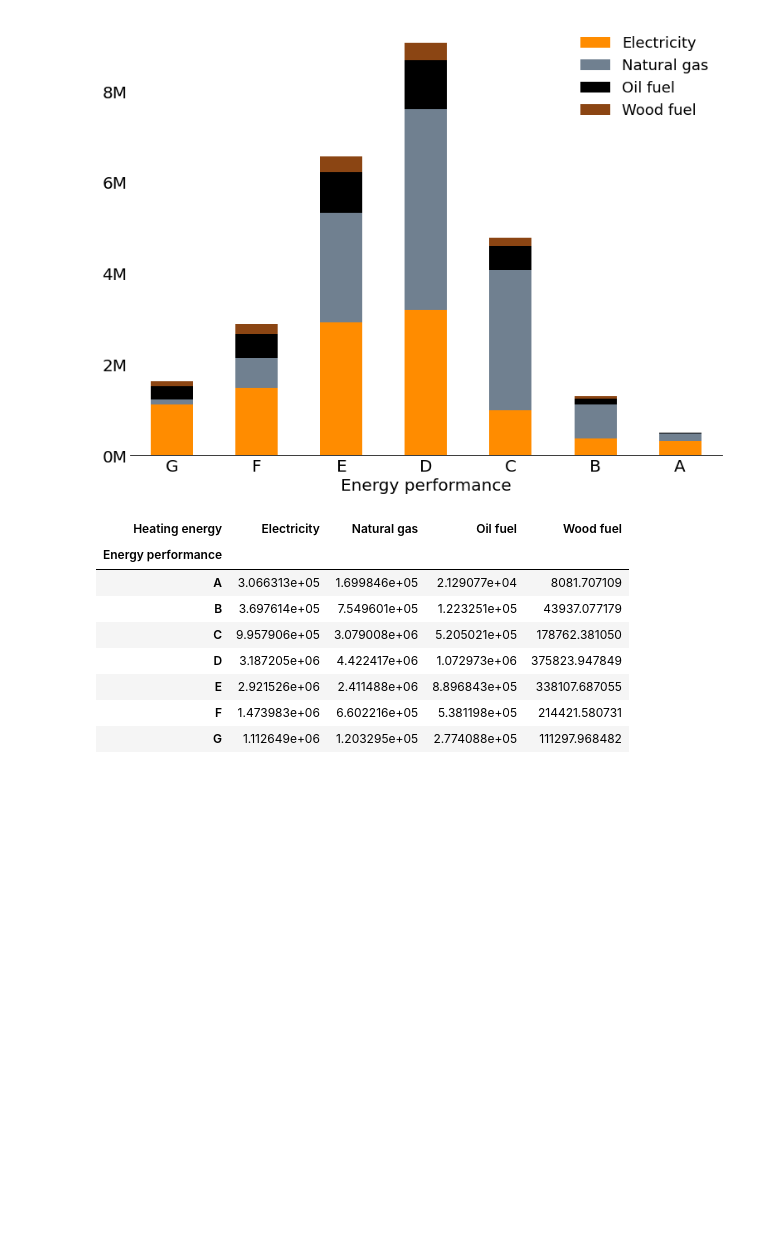
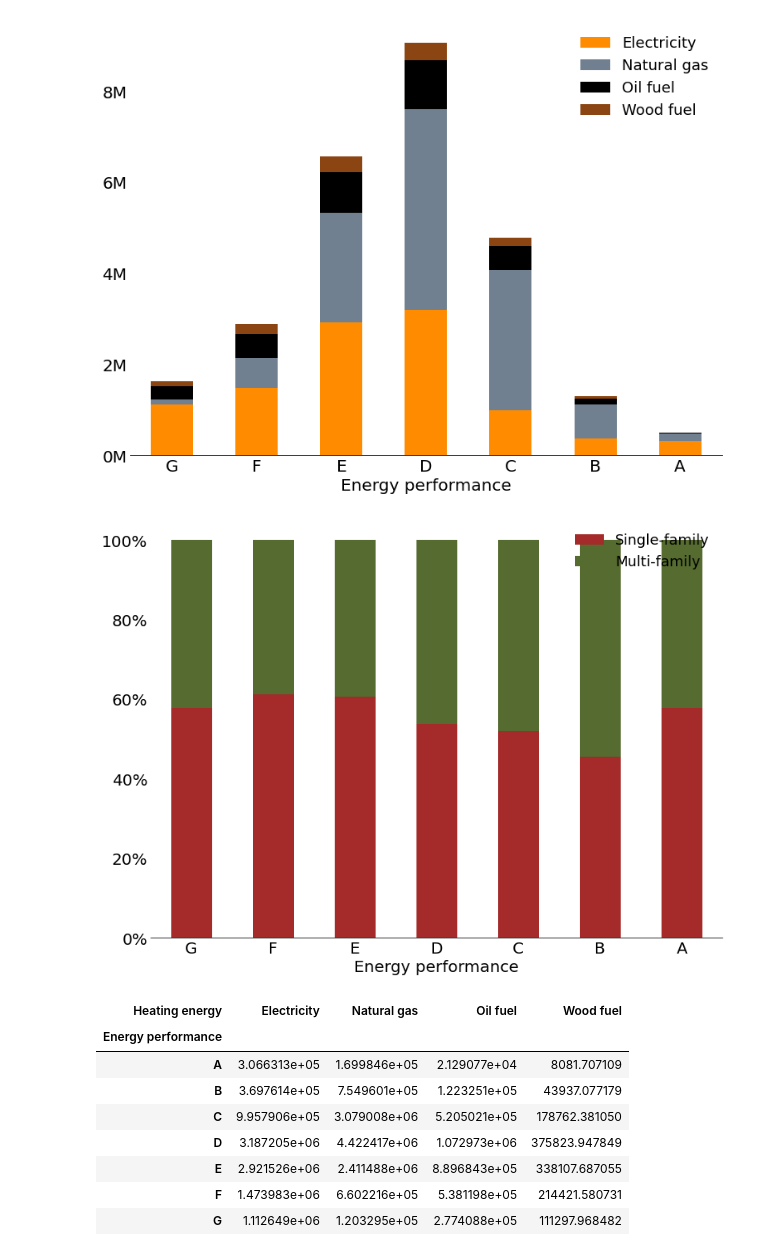
Before and after one commit to CIRED/Res-IRF4, a Jupyter notebook: project/analysis/stock.ipynb, the cells around one changed output. Saved outputs shown, nothing was run; the diff lists cells and outputs as text; code cells hidden in the pictures; blank space fills up the shorter version.

```diff
--- a/project/analysis/stock.ipynb
+++ b/project/analysis/stock.ipynb
@@ -38,6 +38,10 @@ plot_attribute2attribute(stock, 'Energy performance', 'Heating energy', dict_ord
 # %% [output]
 [figure]
 [figure]
+# %%
+plot_attribute2attribute(stock, 'Energy performance', 'Housing type', dict_order=dict_order, dict_color=dict_color, percent=True)
+# %% [output]
+[figure, added]
 # %%
 stock.groupby(['Energy performance', 'Heating energy']).sum().unstack('Heating energy')
 # %% [output]
```
Also changed, not shown: parts of 3 cells of this notebook, 12 other files.
